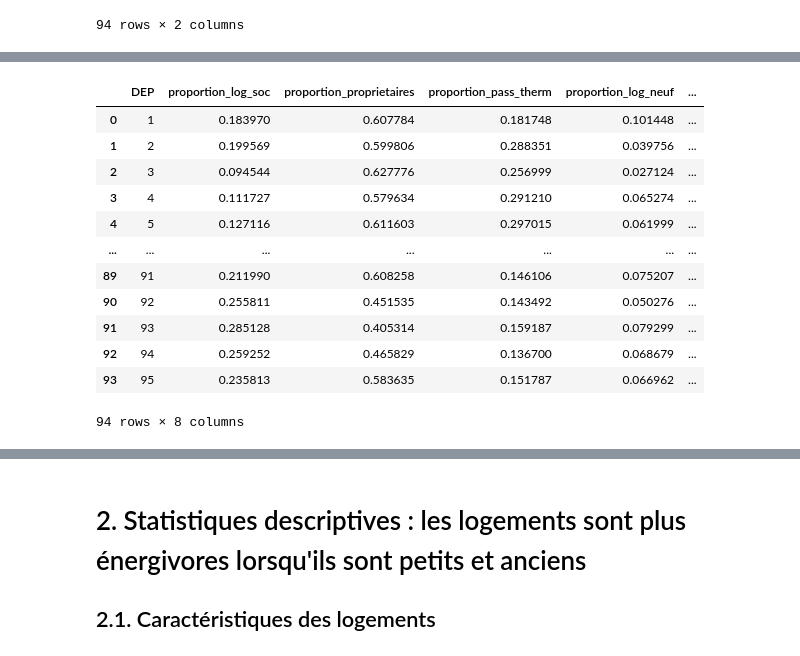
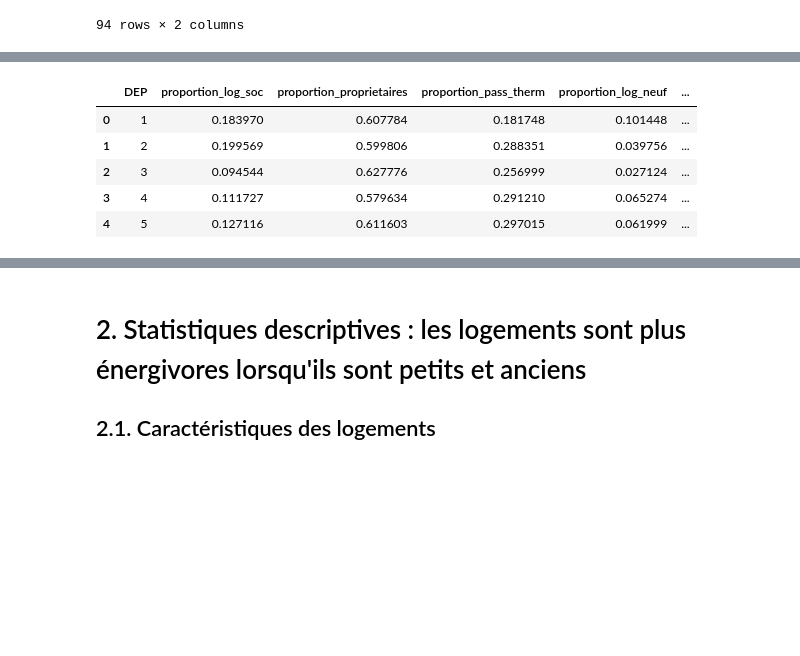
Before and after one commit to f-b-l/python2A, a Jupyter notebook: Master Notebook.ipynb, the cells around one changed output, grey strips where cells are left out. Cells and saved outputs as stored; diff of their text form; code cells hidden in the pictures; blank space fills up the shorter version.

```diff
--- a/Master Notebook.ipynb
+++ b/Master Notebook.ipynb
@@ -1443,26 +1368,19 @@ proportion_log_petit
 # %%
 #on fusionne les bases
 base_reg_inter=pd.merge(proportion_log_soc,proportion_proprietaires,on="DEP")
 base_reg_inter=pd.merge(base_reg_inter,proportion_pass_therm,on="DEP")
 base_reg_inter=pd.merge(base_reg_inter,proportion_log_neuf,on="DEP")
 base_reg_inter=pd.merge(base_reg_inter,nb_log,on="DEP")
 base_reg_inter=pd.merge(base_reg_inter,proportion_log_grand,on="DEP")
 base_reg_inter=pd.merge(base_reg_inter,proportion_log_petit,on="DEP")
-base_reg_inter
+base_reg_inter.head()
 # %% [output]
 |  | DEP | proportion_log_soc | proportion_proprietaires | proportion_pass_therm | proportion_log_neuf | ... |
 | 0 | 1 | 0.183970 | 0.607784 | 0.181748 | 0.101448 | ... |
 | 1 | 2 | 0.199569 | 0.599806 | 0.288351 | 0.039756 | ... |
 | 2 | 3 | 0.094544 | 0.627776 | 0.256999 | 0.027124 | ... |
 | 3 | 4 | 0.111727 | 0.579634 | 0.291210 | 0.065274 | ... |
 | 4 | 5 | 0.127116 | 0.611603 | 0.297015 | 0.061999 | ... |
-| ... | ... | ... | ... | ... | ... | ... |
-| 89 | 91 | 0.211990 | 0.608258 | 0.146106 | 0.075207 | ... |
-| 90 | 92 | 0.255811 | 0.451535 | 0.143492 | 0.050276 | ... |
-| 91 | 93 | 0.285128 | 0.405314 | 0.159187 | 0.079299 | ... |
-| 92 | 94 | 0.259252 | 0.465829 | 0.136700 | 0.068679 | ... |
-| 93 | 95 | 0.235813 | 0.583635 | 0.151787 | 0.066962 | ... |
-94 rows × 8 columns
 # %%
 #on les intégre dans la base finale avec filosofi
 base_reg_fin = pd.merge(base_reg, base_reg_inter,on="DEP")
```
Also changed, not shown: parts of 45 cells of this notebook.
